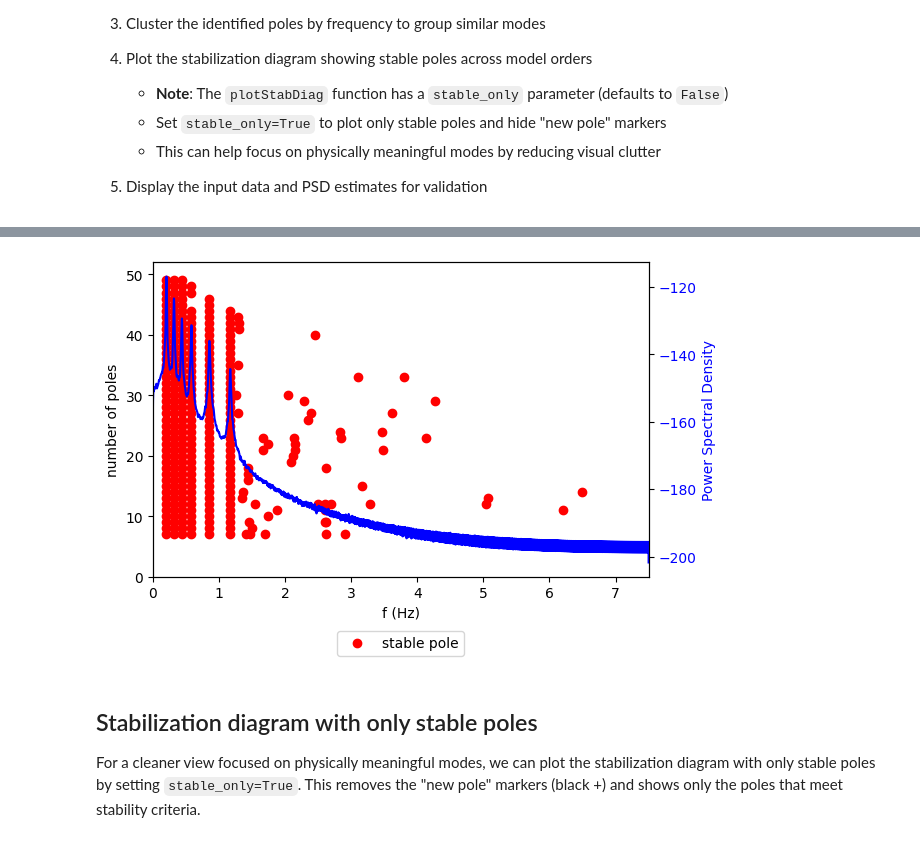
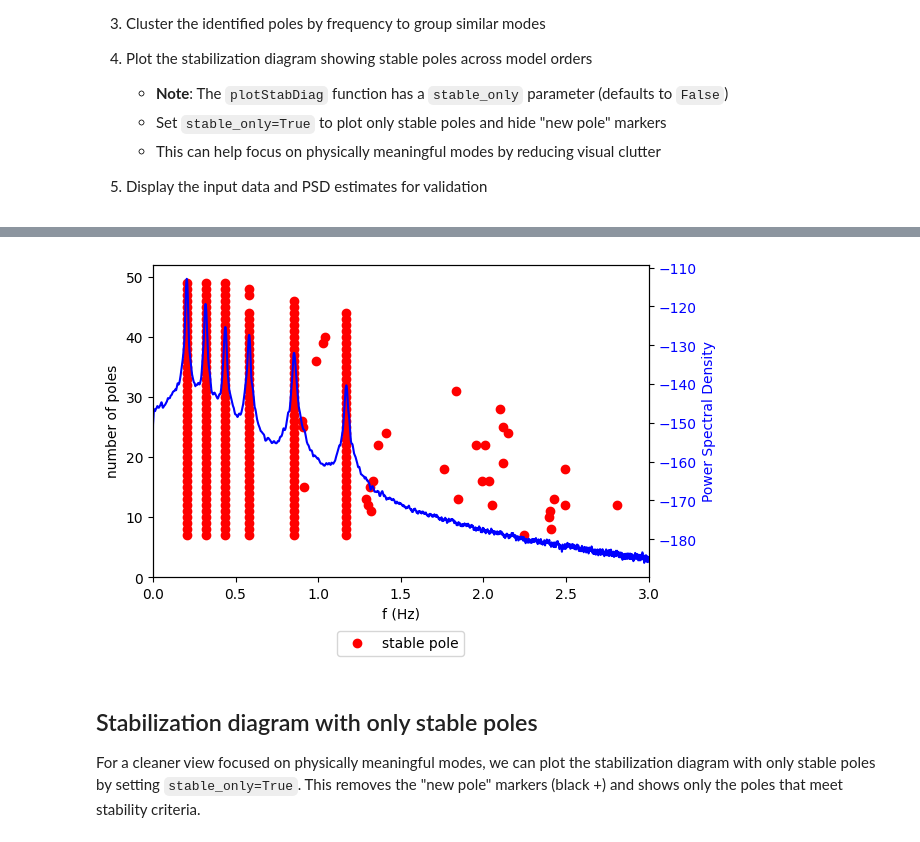
Before and after one commit to AlejoDuarte23/SSI-COV, a Jupyter notebook: examples/ssicov_rsvd_example.ipynb, the cells around one changed output, grey strips where cells are left out. Drawn from its saved outputs; the diff is of its cells as text; code cells hidden in the pictures.

```diff
--- a/examples/ssicov_rsvd_example.ipynb
+++ b/examples/ssicov_rsvd_example.ipynb
@@ -160,9 +160,9 @@ modalID, elapsed time: 0.003072 seconds
 # %%
 plotStabDiag(
-    fn2, acc, fs, stability_status, Nmin, Nmax, acc.shape[1], 0, 7.5, stable_only=True
+    fn2, acc, fs, stability_status, Nmin, Nmax, acc.shape[1], 0, 3, stable_only=True
 )
 # %% [output]
-[figure, old version]
+[figure, new version]
 # %% [markdown]
 ## Stabilization diagram with only stable poles
 
```
Also changed, not shown: parts of 1 cell of this notebook.
